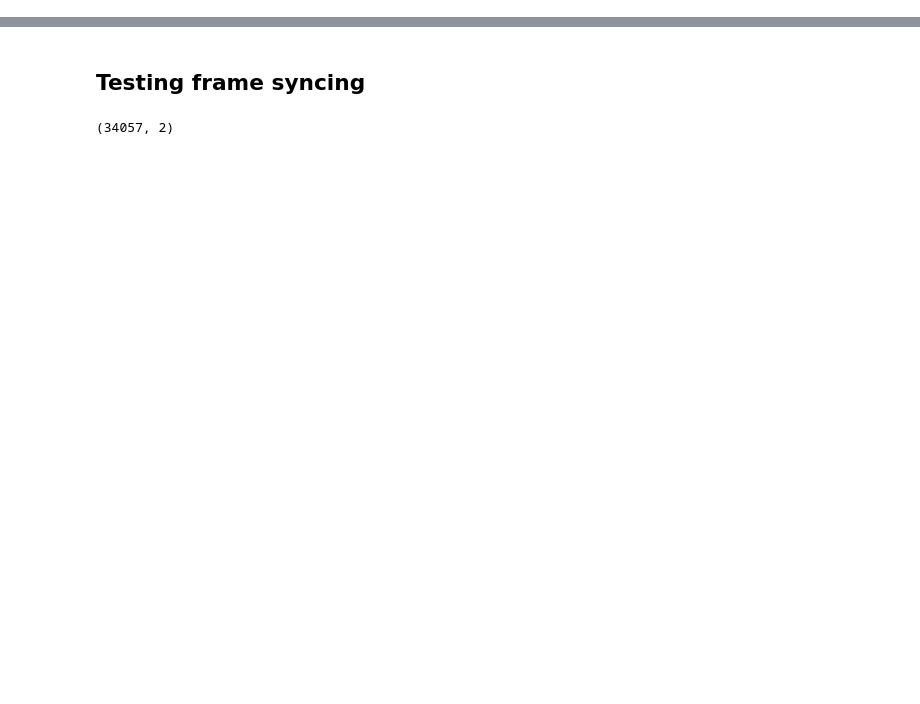
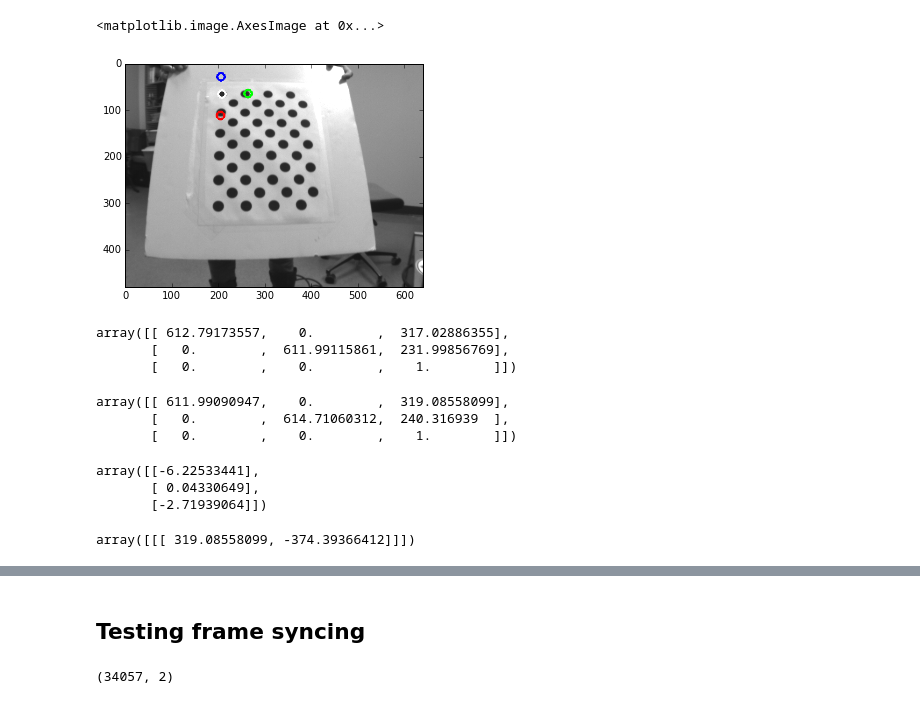
Before and after one commit to Berkeley-BORIS/BORIS_Code, a Jupyter notebook: opencv_testing.ipynb, the cells around one changed output, grey strips where cells are left out. Saved outputs shown, nothing was run; the diff lists cells and outputs as text; code cells hidden in the pictures; blank space fills up the shorter version.

```diff
--- a/opencv_testing.ipynb
+++ b/opencv_testing.ipynb
@@ -9,0 +133,3 @@ import cv2
+# %%
+(cam1rms, intrinsics1, distortion1, rotv1, trav1) = cv2.calibrateCamera(opts, iptsF1, im_size, intrinsics1, distortion1,
+                                                        flags=int(cv2.CALIB_USE_INTRINSIC_GUESS | cv2.CALIB_RATIONAL_MODEL))
@@ -9,0 +142,9 @@ import cv2
+# %%
+retval, rvec, tvec = cv2.solvePnP(opts, iptsF1, intrinsics1, distortion1)
+# %%
+board_points = np.array([[0., 0, 0],
+                         [5,0,0],
+                         [0,5,0],
+                         [0,0,5]])
+# %%
+outpts, jac = cv2.projectPoints(board_points, rvec, tvec, intrinsics1, distortion1)
@@ -9,0 +161,10 @@ import cv2
+# %%
+tmp_im = cv2.cvtColor(img1.copy(), cv2.COLOR_GRAY2RGB)
+cv2.circle(tmp_im, tuple(outpts[0].squeeze().astype('int')), 8, (255,255,255), 3)
+cv2.circle(tmp_im, tuple(outpts[1].squeeze().astype('int')), 8, (255,0,0), 3)
+cv2.circle(tmp_im, tuple(outpts[2].squeeze().astype('int')), 8, (0,255,0), 3)
+cv2.circle(tmp_im, tuple(outpts[3].squeeze().astype('int')), 8, (0,0,255), 3)
+plt.imshow(tmp_im)
+# %% [output]
+<matplotlib.image.AxesImage at 0x...>
+[figure, added]
@@ -9,0 +176,22 @@ import cv2
+# %%
+intrinsics1
+# %% [output]
+array([[ 612.79173557,    0.        ,  317.02886355],
+       [   0.        ,  611.99115861,  231.99856769],
+       [   0.        ,    0.        ,    1.        ]])
+# %%
+intrinsics1
+# %% [output]
+array([[ 611.99090947,    0.        ,  319.08558099],
+       [   0.        ,  614.71060312,  240.316939  ],
+       [   0.        ,    0.        ,    1.        ]])
+# %%
+T
+# %% [output]
+array([[-6.22533441],
+       [ 0.04330649],
+       [-2.71939064]])
+# %%
+cv2.projectPoints(np.array([[0,100,-100.0]]), cv2.Rodrigues(np.array([[1., 0,0],[0,1,0],[0,0,1]]))[0], np.zeros((3,1)), intrinsics1, np.zeros((1,4)))[0]
+# %% [output]
+array([[[ 319.08558099, -374.39366412]]])
```
Also changed, not shown: parts of 30 cells of this notebook, 2 other files.
